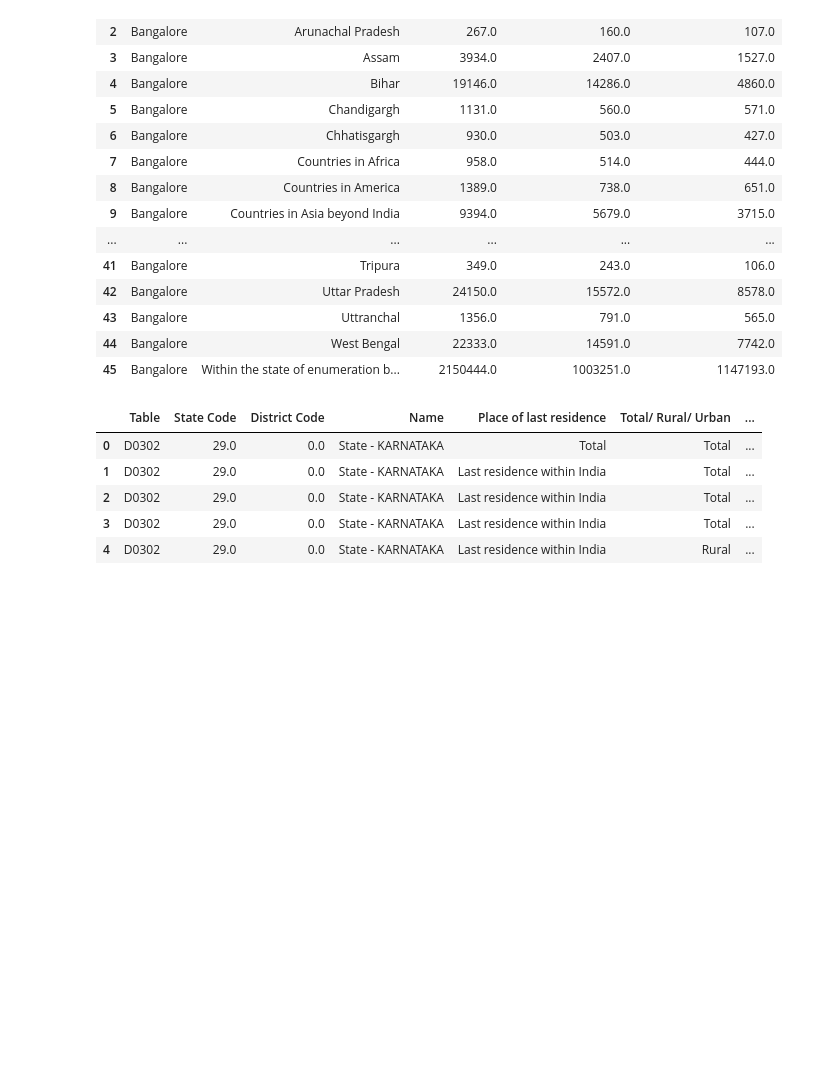
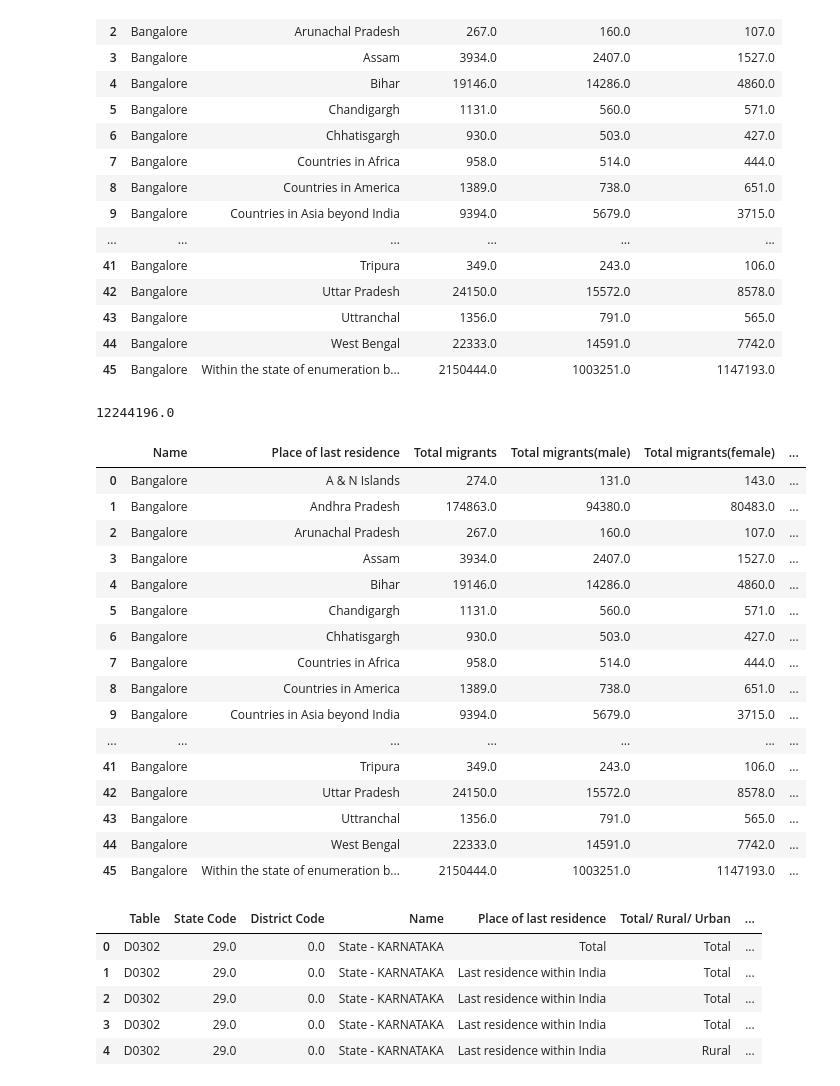
Before and after one commit to SuprajaYadavH/Hackathon, a Jupyter notebook: census_inflow.ipynb, the cells around one changed output. Drawn from its saved outputs; the diff is of its cells as text; code cells hidden in the pictures; blank space fills up the shorter version.

```diff
--- a/census_inflow.ipynb
+++ b/census_inflow.ipynb
@@ -247,3 +253,27 @@ blr_df_2001
+# %%
+total_migrants_sum
+# %% [output]
+12244196.0
+# %%
+blr_df_2001
+# %% [output]
+|  | Name | Place of last residence | Total migrants | Total migrants(male) | Total migrants(female) | ... |
+| 0 | Bangalore | A & N Islands | 274.0 | 131.0 | 143.0 | ... |
+| 1 | Bangalore | Andhra Pradesh | 174863.0 | 94380.0 | 80483.0 | ... |
+| 2 | Bangalore | Arunachal Pradesh | 267.0 | 160.0 | 107.0 | ... |
+| 3 | Bangalore | Assam | 3934.0 | 2407.0 | 1527.0 | ... |
+| 4 | Bangalore | Bihar | 19146.0 | 14286.0 | 4860.0 | ... |
+| 5 | Bangalore | Chandigargh | 1131.0 | 560.0 | 571.0 | ... |
+| 6 | Bangalore | Chhatisgargh | 930.0 | 503.0 | 427.0 | ... |
+| 7 | Bangalore | Countries in Africa | 958.0 | 514.0 | 444.0 | ... |
+| 8 | Bangalore | Countries in America | 1389.0 | 738.0 | 651.0 | ... |
+| 9 | Bangalore | Countries in Asia beyond India | 9394.0 | 5679.0 | 3715.0 | ... |
+| ... | ... | ... | ... | ... | ... | ... |
+| 41 | Bangalore | Tripura | 349.0 | 243.0 | 106.0 | ... |
+| 42 | Bangalore | Uttar Pradesh | 24150.0 | 15572.0 | 8578.0 | ... |
+| 43 | Bangalore | Uttranchal | 1356.0 | 791.0 | 565.0 | ... |
+| 44 | Bangalore | West Bengal | 22333.0 | 14591.0 | 7742.0 | ... |
+| 45 | Bangalore | Within the state of enumeration b... | 2150444.0 | 1003251.0 | 1147193.0 | ... |
 # %%
 df_2011=pd.read_excel("/content/drive/MyDrive/census inflow data/2011-DS-2900-D02-MDDS.XLSX",header=1, skiprows=[2, 3])
 # %%
```
Also changed, not shown: parts of 13 cells of this notebook.
